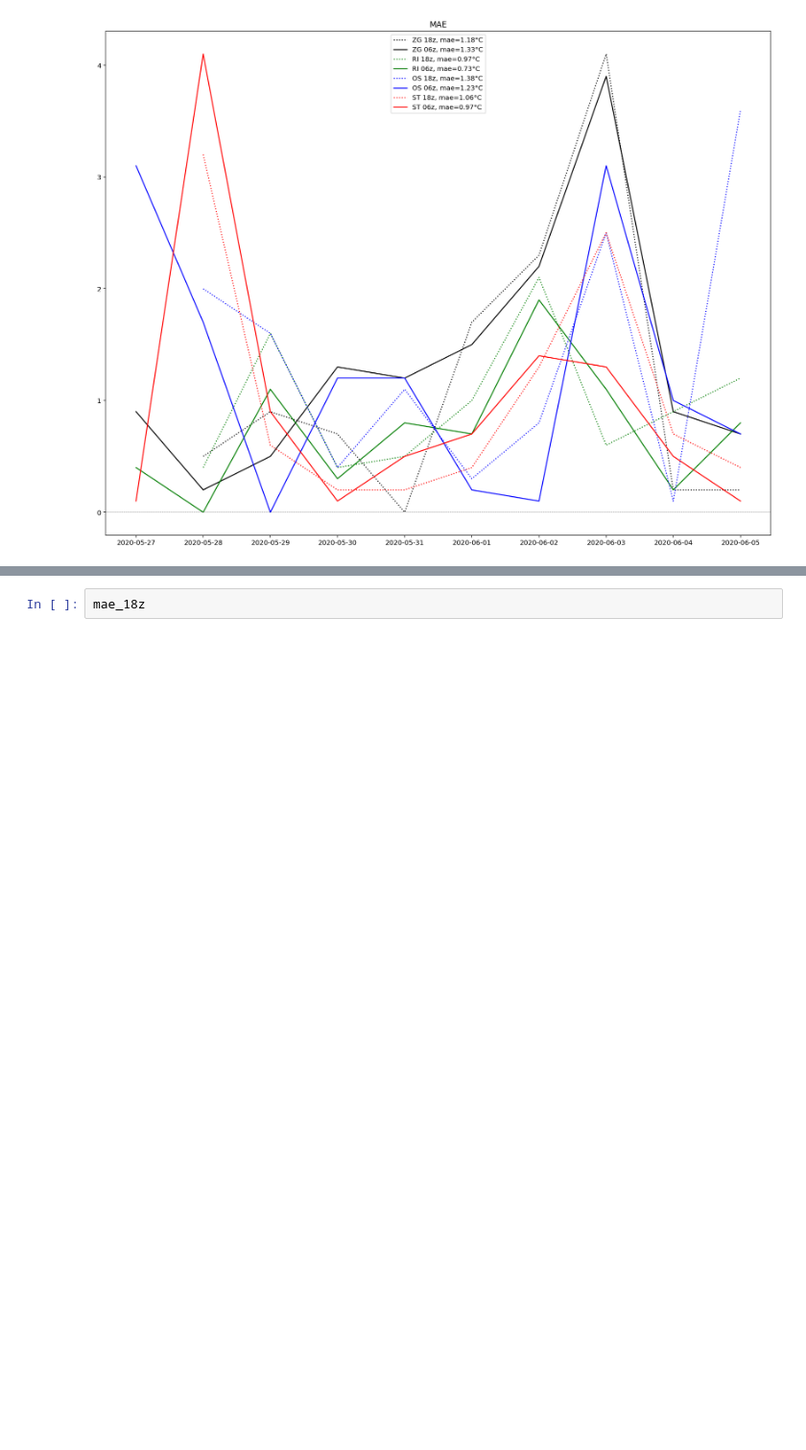
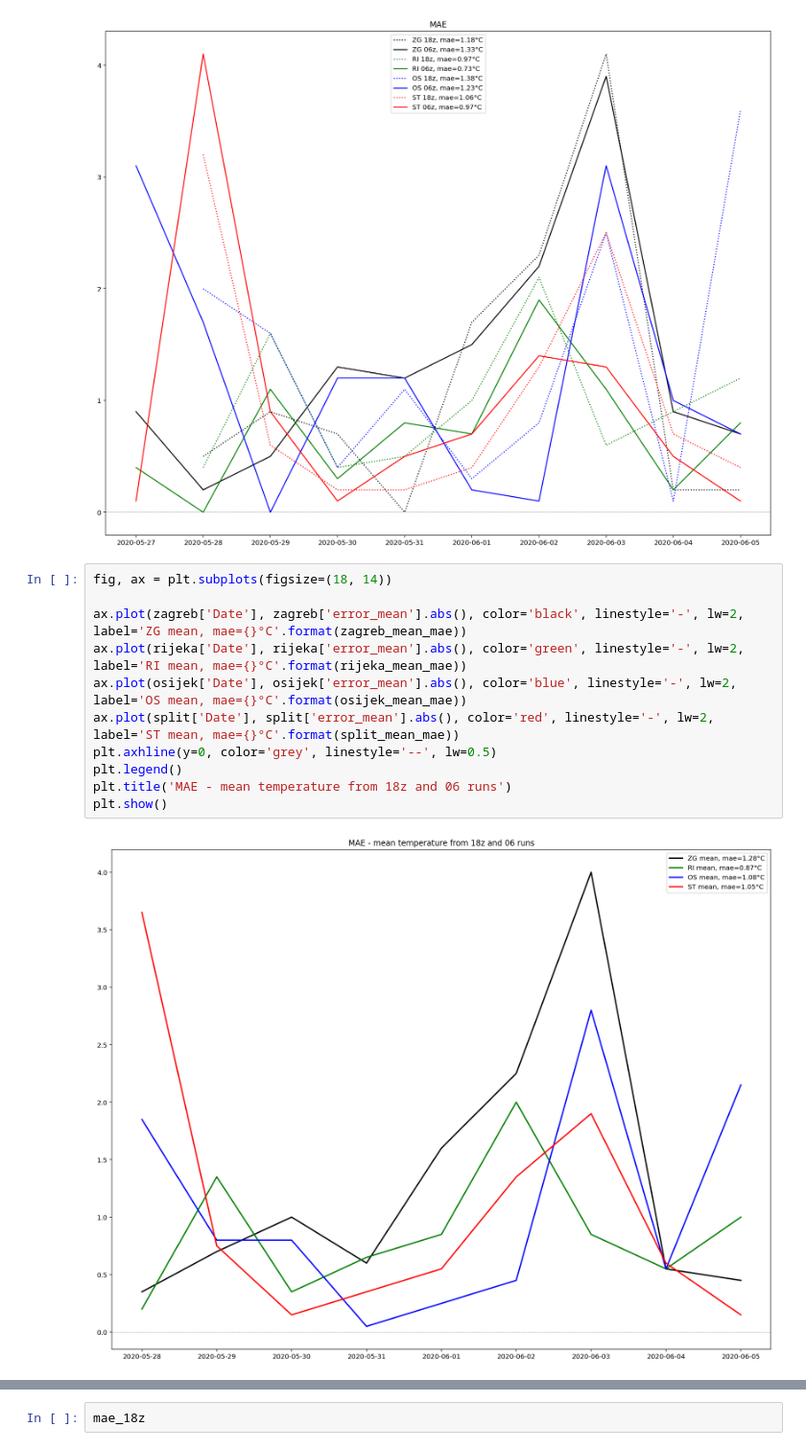
Before and after one commit to meteoadriatic/hl, a Jupyter notebook: HL.ipynb, the cells around one changed output, grey strips where cells are left out. Shown at 96% size. Cells and saved outputs as stored; diff of their text form; blank space fills up the shorter version.

```diff
--- a/HL.ipynb
+++ b/HL.ipynb
@@ -69,6 +99,19 @@ plt.title('MAE')
 plt.show()
 # %% [output]
 [figure]
+# %%
+fig, ax = plt.subplots(figsize=(18, 14))
+
+ax.plot(zagreb['Date'], zagreb['error_mean'].abs(), color='black', linestyle='-', lw=2, label='ZG mean, mae={}°C'.format(zagreb_mean_mae))
+ax.plot(rijeka['Date'], rijeka['error_mean'].abs(), color='green', linestyle='-', lw=2, label='RI mean, mae={}°C'.format(rijeka_mean_mae))
+ax.plot(osijek['Date'], osijek['error_mean'].abs(), color='blue', linestyle='-', lw=2, label='OS mean, mae={}°C'.format(osijek_mean_mae))
+ax.plot(split['Date'], split['error_mean'].abs(), color='red', linestyle='-', lw=2, label='ST mean, mae={}°C'.format(split_mean_mae))
+plt.axhline(y=0, color='grey', linestyle='--', lw=0.5)
+plt.legend()
+plt.title('MAE - mean temperature from 18z and 06 runs')
+plt.show()
+# %% [output]
+[figure, added]
 # %%
 mae_18z = ((zagreb_18z_mae+rijeka_18z_mae+osijek_18z_mae+split_18z_mae) / 4).round(2)
 mae_06z = ((zagreb_06z_mae+rijeka_06z_mae+osijek_06z_mae+split_06z_mae) / 4).round(2)
```
Also changed, not shown: parts of 4 cells of this notebook.
